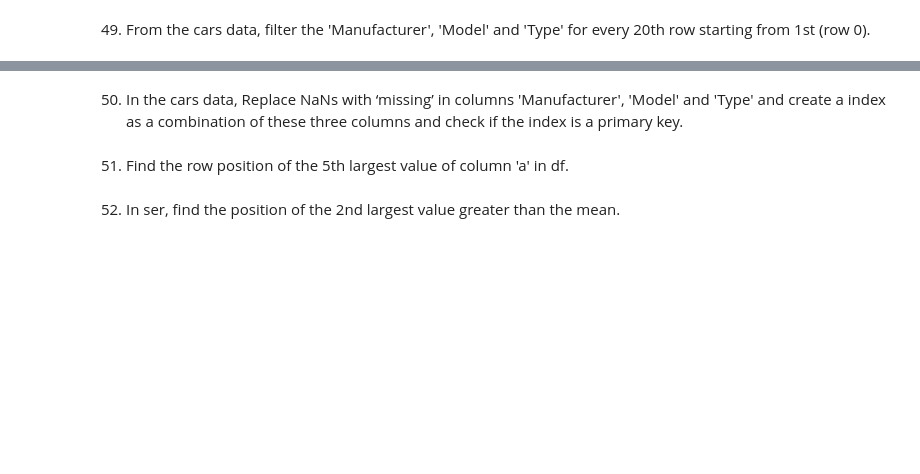
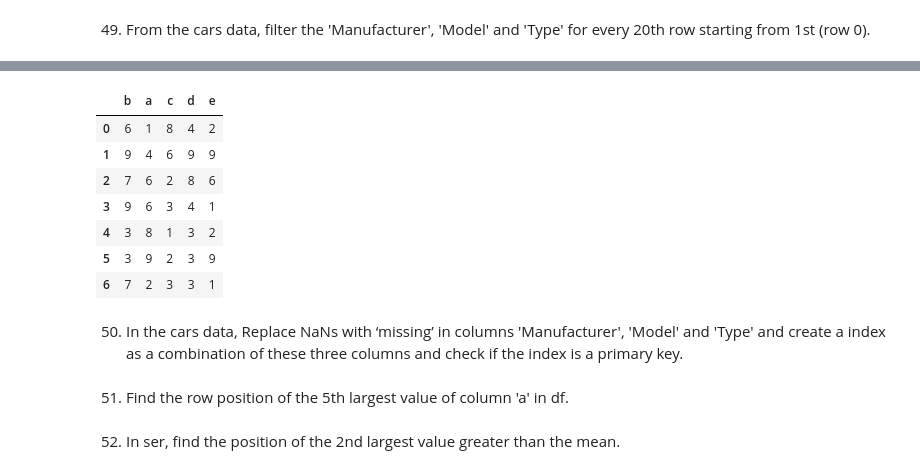
Before and after one commit to gunelmurad/pandas_demos, a Jupyter notebook: 74 or so Exercises-checkpoint.ipynb, the cells around one changed output, grey strips where cells are left out. Cells and saved outputs as stored; diff of their text form; code cells hidden in the pictures; blank space fills up the shorter version.

```diff
--- a/74 or so Exercises-checkpoint.ipynb
+++ b/74 or so Exercises-checkpoint.ipynb
@@ -455,3 +511,23 @@ df
+# %%
+ser = pd.Series(np.random.randint(1, 10, 35))
+arr = ser.values
+ser = arr.reshape((7,5))
+df = pd.DataFrame(ser, columns = ['a','b','c','d','e'])
+x = df['a']
+y = df['b']
+df['a'] = y
+df['b'] = x
+df.rename(columns = {'a':'b', 'b':'a'}, inplace = True)
+df
+# %% [output]
+|  | b | a | c | d | e |
+| 0 | 6 | 1 | 8 | 4 | 2 |
+| 1 | 9 | 4 | 6 | 9 | 9 |
+| 2 | 7 | 6 | 2 | 8 | 6 |
+| 3 | 9 | 6 | 3 | 4 | 1 |
+| 4 | 3 | 8 | 1 | 3 | 2 |
+| 5 | 3 | 9 | 2 | 3 | 9 |
+| 6 | 7 | 2 | 3 | 3 | 1 |
 # %% [markdown]
 50) In the cars data, Replace NaNs with ‘missing’ in columns 'Manufacturer', 'Model' and 'Type' and create a index as a combination of these three columns and check if the index is a primary key.
 # %% [markdown]
```
Also changed, not shown: parts of 9 cells of this notebook, 1 other file.
